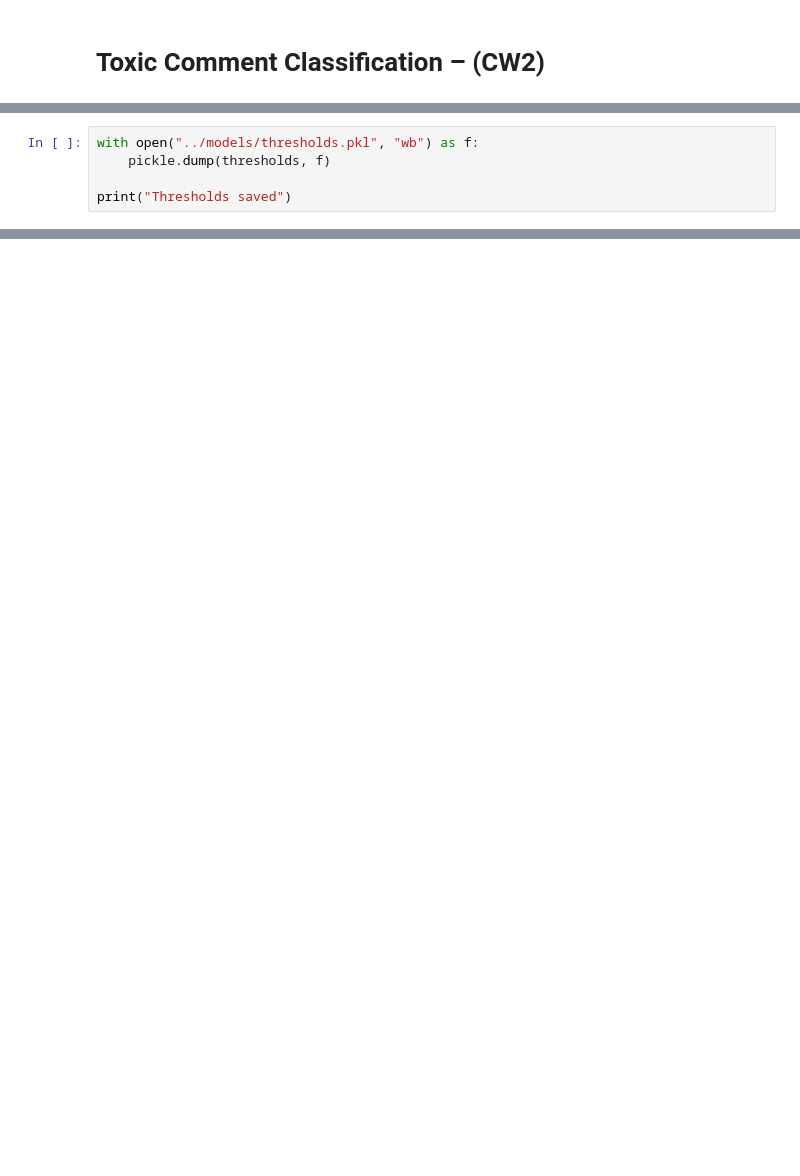
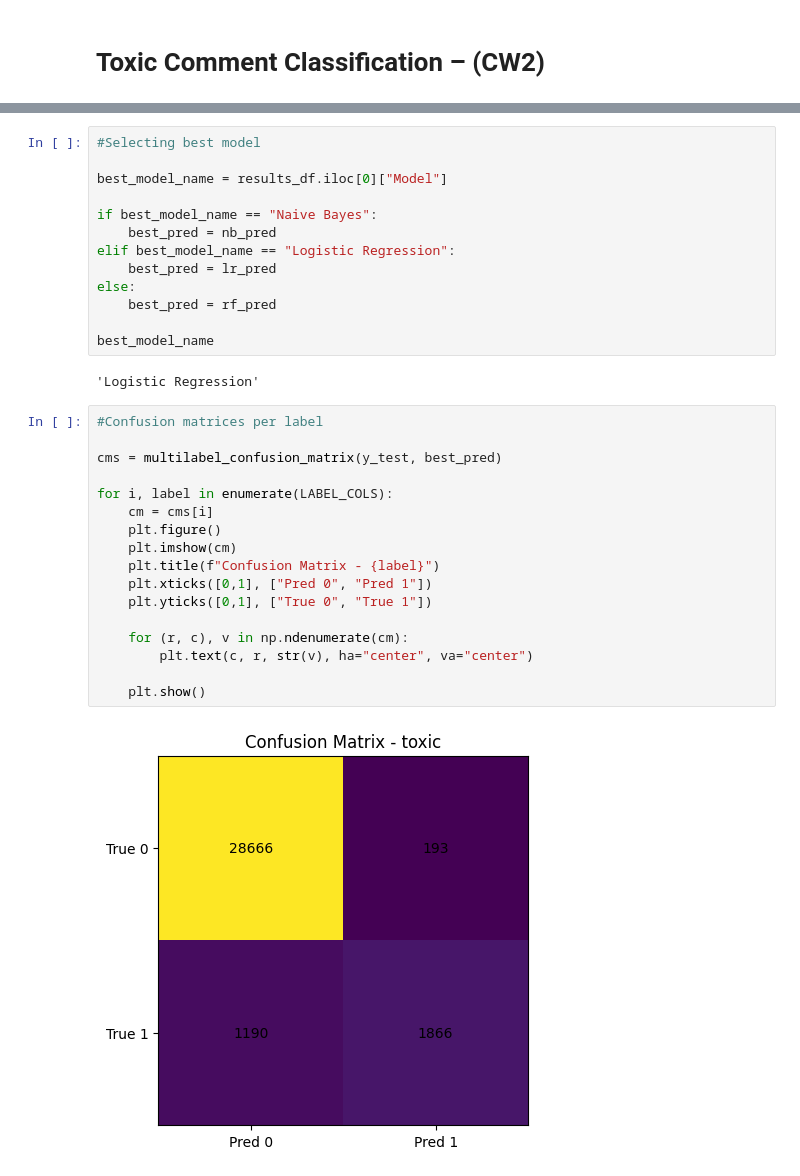
Before and after one commit to sanjelprashid/toxic-comment-classification-AI, a Jupyter notebook: notebooks/toxic_comment_model.ipynb, the cells around one changed output, grey strips where cells are left out. Saved outputs shown, nothing was run; the diff lists cells and outputs as text; blank space fills up the shorter version.

```diff
--- a/notebooks/toxic_comment_model.ipynb
+++ b/notebooks/toxic_comment_model.ipynb
@@ -215,5 +2,0 @@ identity_hate       0.57      0.35      0.44       294
-# %%
-with open("../models/thresholds.pkl", "wb") as f:
-    pickle.dump(thresholds, f)
-
-print("Thresholds saved")
@@ -221,0 +364,34 @@ Thresholds saved
+# %%
+#Selecting best model
+
+best_model_name = results_df.iloc[0]["Model"]
+
+if best_model_name == "Naive Bayes":
+    best_pred = nb_pred
+elif best_model_name == "Logistic Regression":
+    best_pred = lr_pred
+else:
+    best_pred = rf_pred
+
+best_model_name
+# %% [output]
+'Logistic Regression'
+# %%
+#Confusion matrices per label
+
+cms = multilabel_confusion_matrix(y_test, best_pred)
+
+for i, label in enumerate(LABEL_COLS):
+    cm = cms[i]
+    plt.figure()
+    plt.imshow(cm)
+    plt.title(f"Confusion Matrix - {label}")
+    plt.xticks([0,1], ["Pred 0", "Pred 1"])
+    plt.yticks([0,1], ["True 0", "True 1"])
+
+    for (r, c), v in np.ndenumerate(cm):
+        plt.text(c, r, str(v), ha="center", va="center")
+
+    plt.show()
+# %% [output]
+[figure, added]
```
Also changed, not shown: parts of 63 cells of this notebook, 6 other files.
